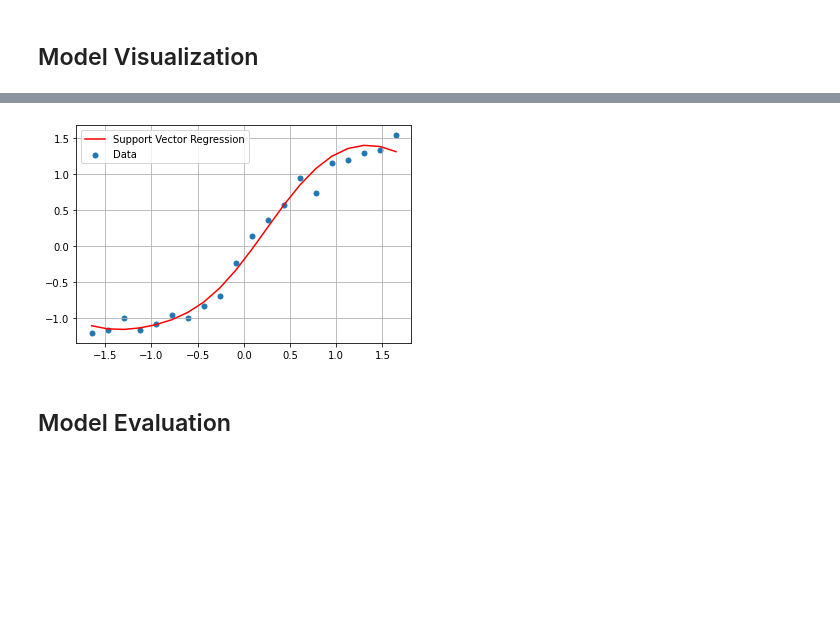
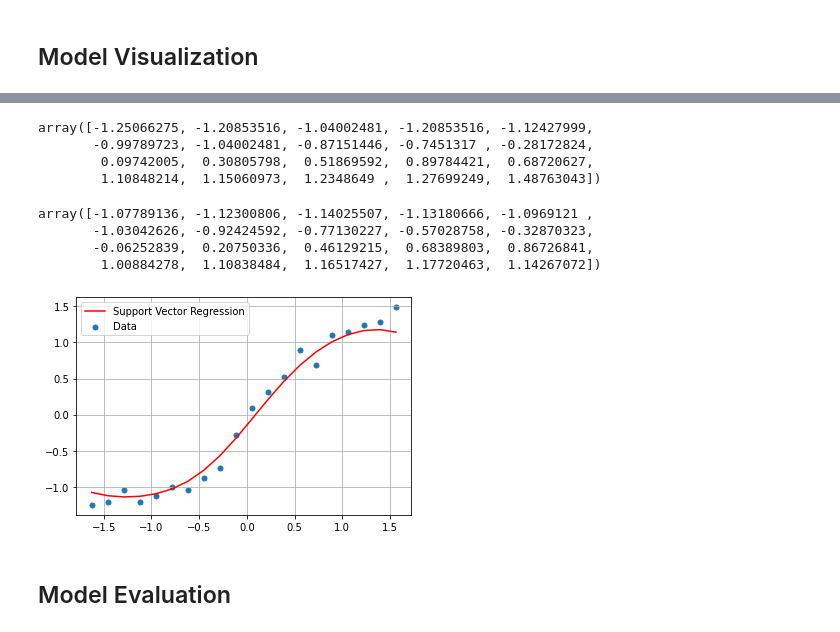
Before and after one commit to aryyawijaya/learn_ML, a Jupyter notebook: Support Vector Regression (SVR)/regression-support_vector_regression.ipynb, the cells around one changed output, grey strips where cells are left out. Cells and saved outputs as stored; diff of their text form; code cells hidden in the pictures; blank space fills up the shorter version.

```diff
--- a/Support Vector Regression (SVR)/regression-support_vector_regression.ipynb
+++ b/Support Vector Regression (SVR)/regression-support_vector_regression.ipynb
@@ -122,0 +144,3 @@ X_train, X_test, y_train, y_test = train_test_split(
+# %%
+y_train = y_train.flatten()
+y_train
@@ -135,0 +168,3 @@ y_vis = model.predict(X)
+# %%
+X_vis = sc_x.transform(X)
+X_vis
@@ -136,12 +192,29 @@ y_vis = model.predict(X)
+# %%
+y_vis_dat = sc_y.transform(np.array(y).reshape(-1, 1))
+y_vis_dat = y_vis_dat.flatten()
+y_vis_dat
+# %% [output]
+array([-1.25066275, -1.20853516, -1.04002481, -1.20853516, -1.12427999,
+       -0.99789723, -1.04002481, -0.87151446, -0.7451317 , -0.28172824,
+        0.09742005,  0.30805798,  0.51869592,  0.89784421,  0.68720627,
+        1.10848214,  1.15060973,  1.2348649 ,  1.27699249,  1.48763043])
+# %%
+y_vis_pred = model.predict(X_vis)
+y_vis_pred
+# %% [output]
+array([-1.07789136, -1.12300806, -1.14025507, -1.13180666, -1.0969121 ,
+       -1.03042626, -0.92424592, -0.77130227, -0.57028758, -0.32870323,
+       -0.06252839,  0.20750336,  0.46129215,  0.68389803,  0.86726841,
+        1.00884278,  1.10838484,  1.16517427,  1.17720463,  1.14267072])
 # %%
-plt.scatter(X, y, s=25, label='Data')
-plt.plot(X, y_vis, '-r', label='Support Vector Regression')
+plt.scatter(X_vis, y_vis_dat, s=25, label='Data')
+plt.plot(X_vis, y_vis_pred, '-r', label='Support Vector Regression')
 
 plt.legend()
 plt.grid()
 plt.show()
 # %% [output]
-[figure, old version]
+[figure, new version]
 # %% [markdown]
 ## Model Evaluation
 # %%
```
Also changed, not shown: parts of 27 cells of this notebook.
